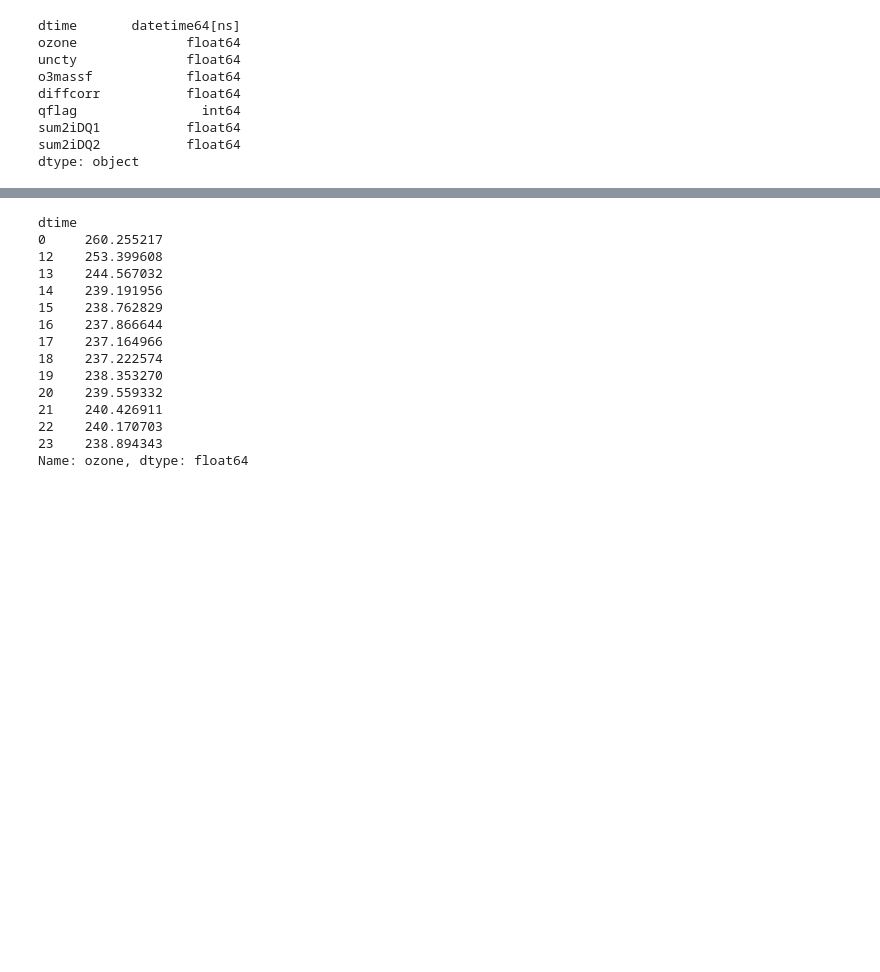
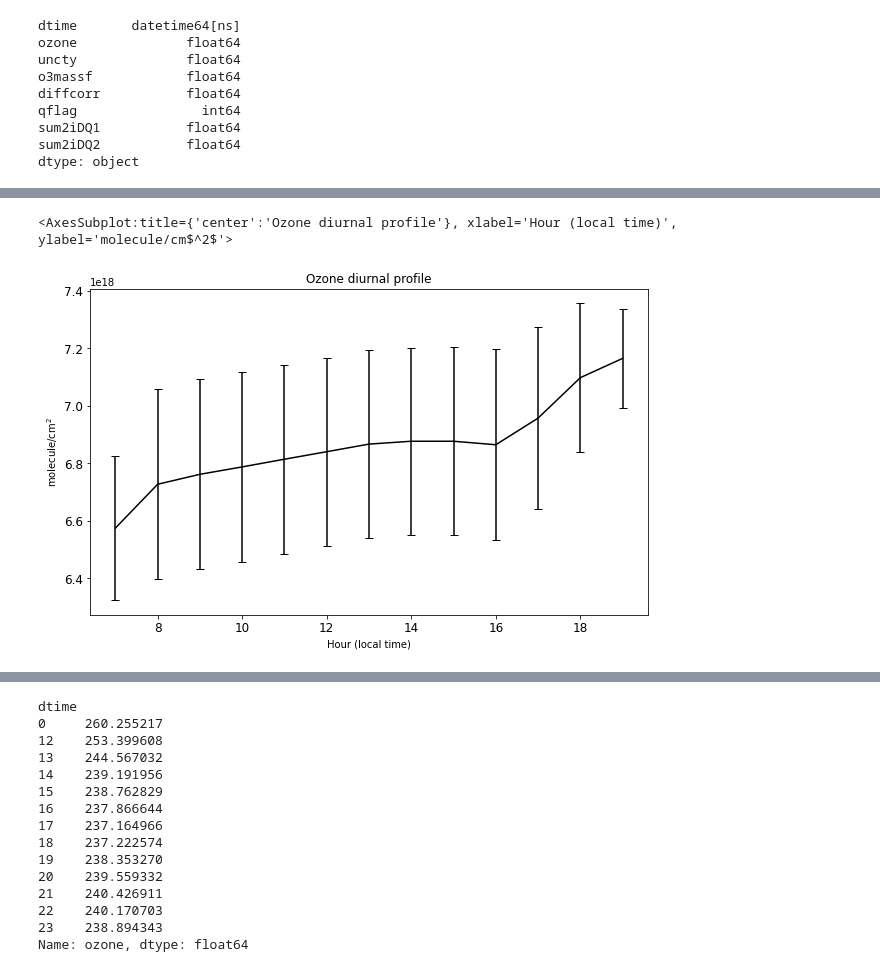
Before and after one commit to mixtli-c/cca-jupyter, a Jupyter notebook: pandonia.ipynb, the cells around one changed output, grey strips where cells are left out. Saved outputs shown, nothing was run; the diff lists cells and outputs as text; code cells hidden in the pictures; blank space fills up the shorter version.

```diff
--- a/pandonia.ipynb
+++ b/pandonia.ipynb
@@ -162,2 +156,2 @@ Freq: H, Name: ozone, Length: 20260, dtype: float64
 # %%
-ts = rslt_df.set_index('dtime')
+tslocal = dflocal.set_index('dtime')
@@ -196,0 +213,3 @@ Freq: H, Name: ozone, Length: 20260, dtype: float64
+# %%
+tsloc_molcm2=tslocal.assign(ozone=tslocal.ozone*2.6868e16)
+tsloc_molcm2
@@ -196,0 +231,3 @@ Freq: H, Name: ozone, Length: 20260, dtype: float64
+# %%
+tslocmean = tsloc_molcm2.ozone.groupby(tslocal.index.hour).mean()
+tslocmean
@@ -196,0 +250,3 @@ Freq: H, Name: ozone, Length: 20260, dtype: float64
+# %%
+tslocstd=tsloc_molcm2.ozone.groupby(tslocal.index.hour).std()
+tslocstd
@@ -196,0 +269,5 @@ Freq: H, Name: ozone, Length: 20260, dtype: float64
+# %%
+tslocmean.plot(colormap='gray',kind='line',figsize=(10,6),title='Ozone diurnal profile',xlabel='Hour (local time)',ylabel='molecule/cm$^2$',yerr=tslocstd,capsize=4,fontsize=12)
+# %% [output]
+<AxesSubplot:title={'center':'Ozone diurnal profile'}, xlabel='Hour (local time)', ylabel='molecule/cm$^2$'>
+[figure, added]
```
Also changed, not shown: parts of 23 cells of this notebook.
